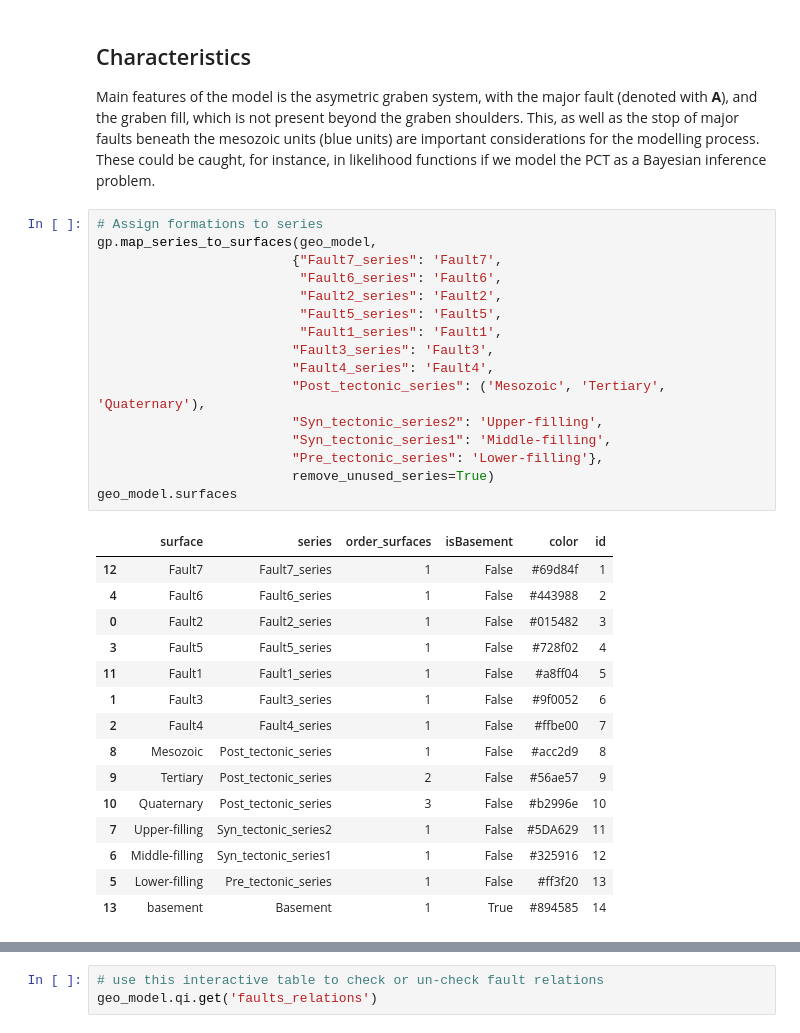
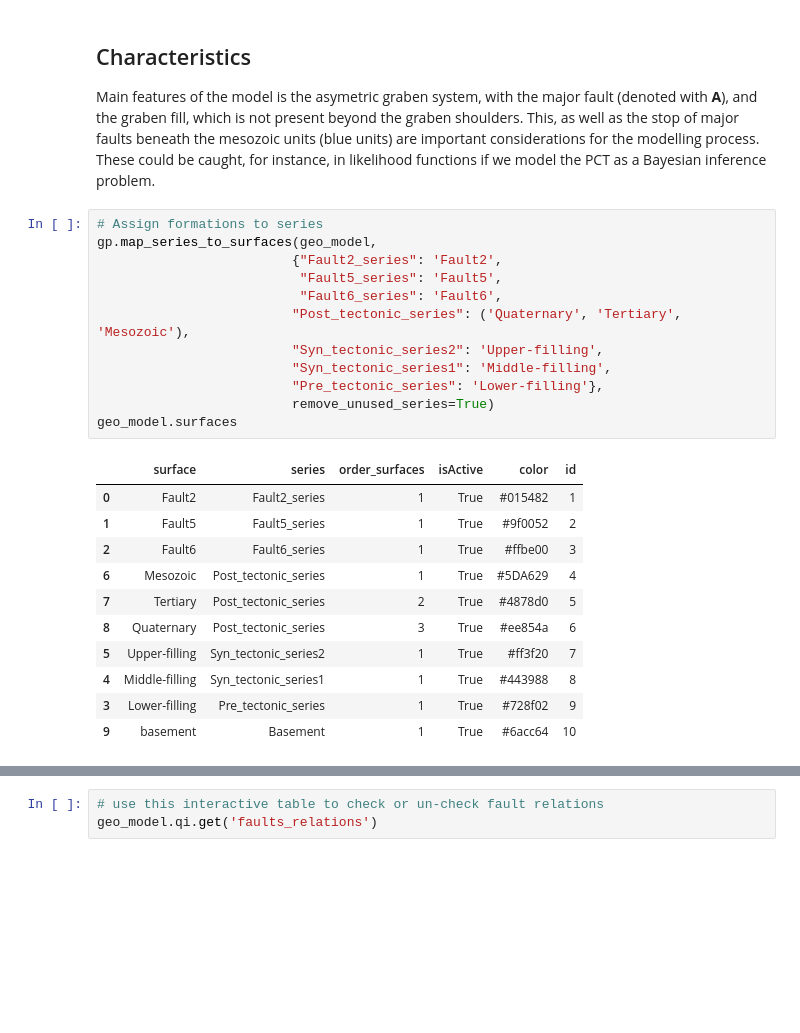
Before and after one commit to Japhiolite/PCT-modelling, a Jupyter notebook: notebooks/GemPy_PCT_new_plotting.ipynb, the cells around one changed output, grey strips where cells are left out. Saved outputs shown, nothing was run; the diff lists cells and outputs as text; blank space fills up the shorter version.

```diff
--- a/notebooks/GemPy_PCT_new_plotting.ipynb
+++ b/notebooks/GemPy_PCT_new_plotting.ipynb
@@ -137,34 +109,26 @@ These could be caught, for instance, in likelihood functions if we model the PCT
 # %%
 # Assign formations to series
 gp.map_series_to_surfaces(geo_model,
-                         {"Fault7_series": 'Fault7',
+                         {"Fault2_series": 'Fault2',
+                          "Fault5_series": 'Fault5',
                           "Fault6_series": 'Fault6',
-                          "Fault2_series": 'Fault2',
-                          "Fault5_series": 'Fault5',
-                          "Fault1_series": 'Fault1',
-                         "Fault3_series": 'Fault3',
-                         "Fault4_series": 'Fault4',
-                         "Post_tectonic_series": ('Mesozoic', 'Tertiary', 'Quaternary'),
+                         "Post_tectonic_series": ('Quaternary', 'Tertiary', 'Mesozoic'),
                          "Syn_tectonic_series2": 'Upper-filling',
                          "Syn_tectonic_series1": 'Middle-filling',
                          "Pre_tectonic_series": 'Lower-filling'},
                          remove_unused_series=True)
 geo_model.surfaces
 # %% [output]
-|  | surface | series | order_surfaces | isBasement | color | id |
-| 12 | Fault7 | Fault7_series | 1 | False | #69d84f | 1 |
-| 4 | Fault6 | Fault6_series | 1 | False | #443988 | 2 |
-| 0 | Fault2 | Fault2_series | 1 | False | #015482 | 3 |
-| 3 | Fault5 | Fault5_series | 1 | False | #728f02 | 4 |
-| 11 | Fault1 | Fault1_series | 1 | False | #a8ff04 | 5 |
-| 1 | Fault3 | Fault3_series | 1 | False | #9f0052 | 6 |
-| 2 | Fault4 | Fault4_series | 1 | False | #ffbe00 | 7 |
-| 8 | Mesozoic | Post_tectonic_series | 1 | False | #acc2d9 | 8 |
-| 9 | Tertiary | Post_tectonic_series | 2 | False | #56ae57 | 9 |
-| 10 | Quaternary | Post_tectonic_series | 3 | False | #b2996e | 10 |
-| 7 | Upper-filling | Syn_tectonic_series2 | 1 | False | #5DA629 | 11 |
-| 6 | Middle-filling | Syn_tectonic_series1 | 1 | False | #325916 | 12 |
-| 5 | Lower-filling | Pre_tectonic_series | 1 | False | #ff3f20 | 13 |
-| 13 | basement | Basement | 1 | True | #894585 | 14 |
+|  | surface | series | order_surfaces | isActive | color | id |
+| 0 | Fault2 | Fault2_series | 1 | True | #015482 | 1 |
+| 1 | Fault5 | Fault5_series | 1 | True | #9f0052 | 2 |
+| 2 | Fault6 | Fault6_series | 1 | True | #ffbe00 | 3 |
+| 6 | Mesozoic | Post_tectonic_series | 1 | True | #5DA629 | 4 |
+| 7 | Tertiary | Post_tectonic_series | 2 | True | #4878d0 | 5 |
+| 8 | Quaternary | Post_tectonic_series | 3 | True | #ee854a | 6 |
+| 5 | Upper-filling | Syn_tectonic_series2 | 1 | True | #ff3f20 | 7 |
+| 4 | Middle-filling | Syn_tectonic_series1 | 1 | True | #443988 | 8 |
+| 3 | Lower-filling | Pre_tectonic_series | 1 | True | #728f02 | 9 |
+| 9 | basement | Basement | 1 | True | #6acc64 | 10 |
 # %%
 # Set Faults
```
Also changed, not shown: parts of 18 cells of this notebook, 2 other files.
